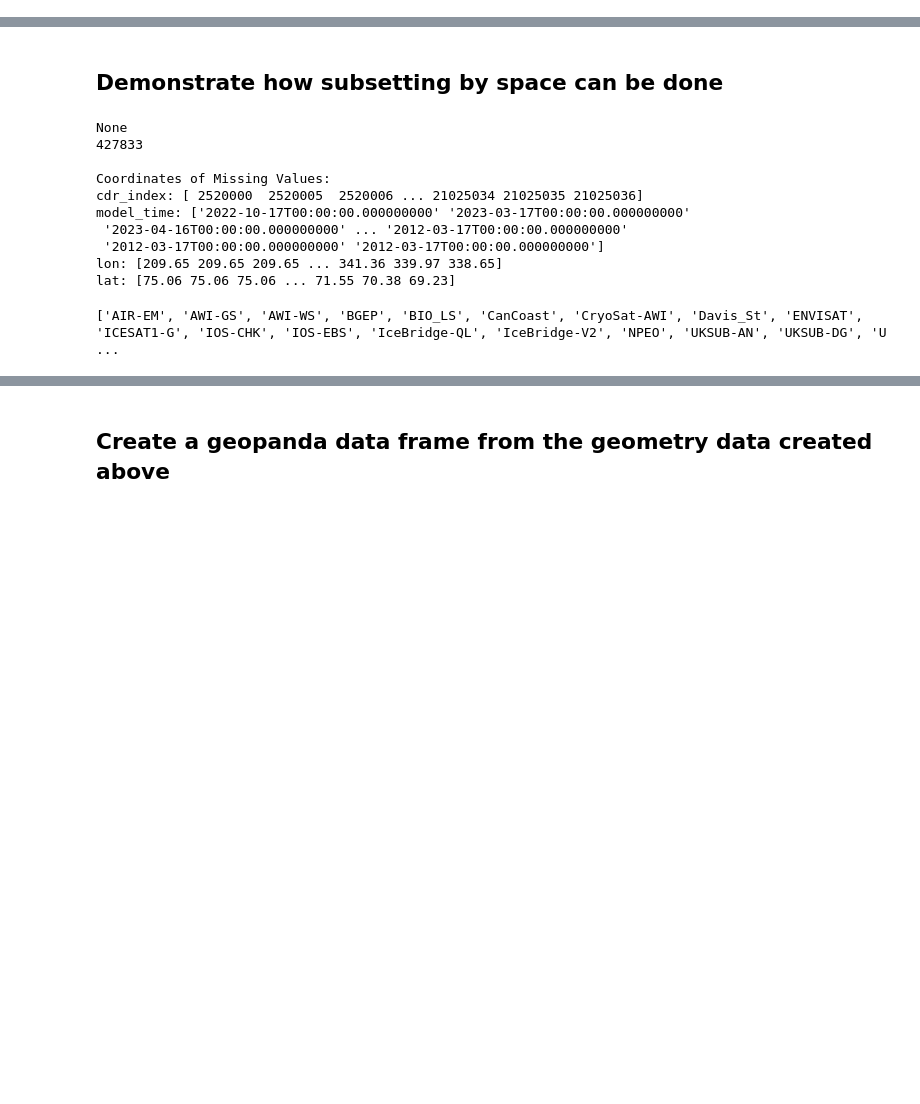
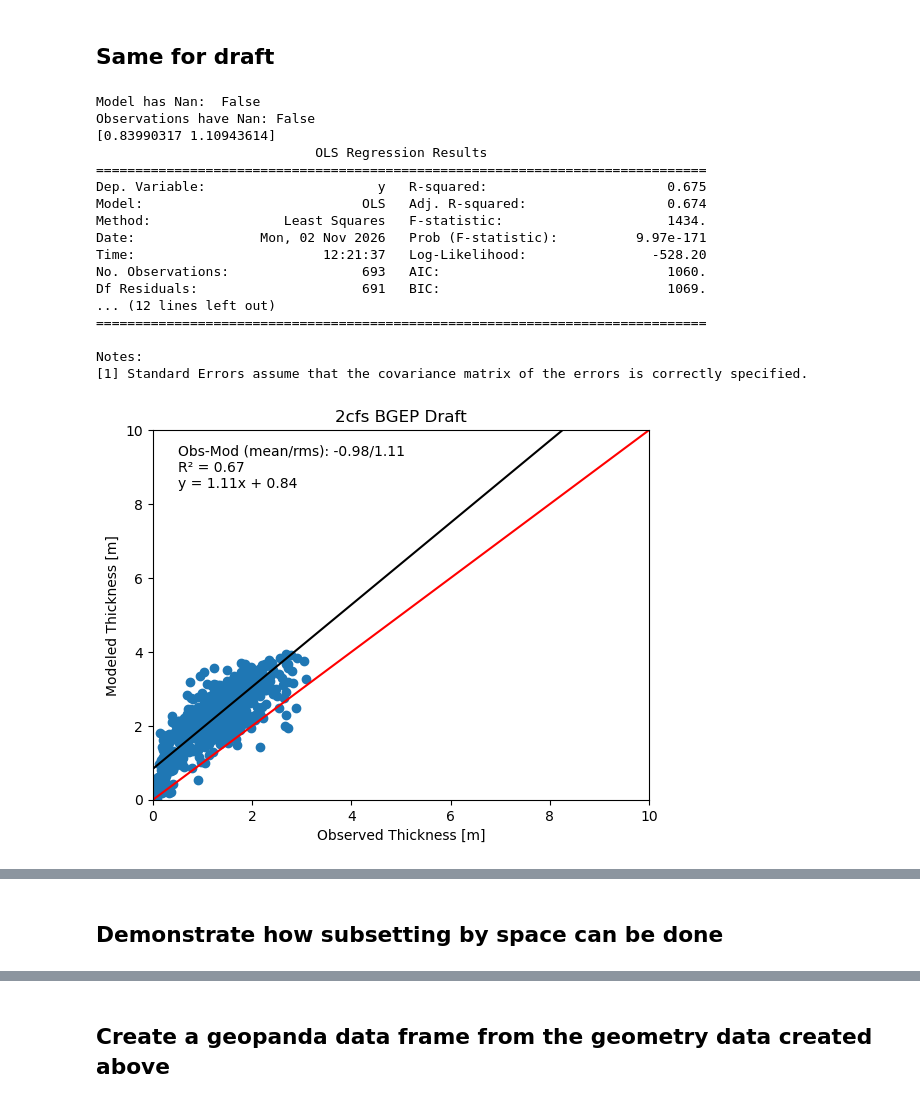
Before and after one commit to axelschweiger/thickCDR, a Jupyter notebook: CompareThickCDR_and_model.ipynb, the cells around one changed output, grey strips where cells are left out. Saved outputs shown, nothing was run; the diff lists cells and outputs as text; code cells hidden in the pictures; blank space fills up the shorter version.

```diff
--- a/CompareThickCDR_and_model.ipynb
+++ b/CompareThickCDR_and_model.ipynb
@@ -212,0 +213,27 @@ Notes:
+# %% [markdown]
+## Same for draft
+# %%
+select_sources = ["BGEP"]
+sub = obsAndModel.isel(cdr_index=obsAndModel.SOURCE.isin(select_sources).values)
+title = model_id + " " + ":".join(select_sources) + " Draft"
+fig, ax, results = scatter_plot(sub, model_id, title=title, draft=True)
+fig, ax0, ax1 = plot_histograms(sub, model_id, title=title)
+# %% [output]
+Model has Nan:  False
+Observations have Nan: False
+[0.83990317 1.10943614]
+                            OLS Regression Results
+==============================================================================
+Dep. Variable:                      y   R-squared:                       0.675
+Model:                            OLS   Adj. R-squared:                  0.674
+Method:                 Least Squares   F-statistic:                     1434.
+Date:                Mon, 02 Nov 2026   Prob (F-statistic):          9.97e-171
+Time:                        12:21:37   Log-Likelihood:                -528.20
+No. Observations:                 693   AIC:                             1060.
+Df Residuals:                     691   BIC:                             1069.
+... (12 lines left out)
+==============================================================================
+
+Notes:
+[1] Standard Errors assume that the covariance matrix of the errors is correctly specified.
+[figure, added]
@@ -218,36 +246,3 @@ from cartopy.io.shapereader import Reader
 from cartopy.feature import ShapelyFeature
 from shapely.geometry import Point,MultiPoint,Polygon, mapping
 from model_maps_arctic import map_arctic_ortho,map_arctic_region,arctic_map_outline,ax_reset_norm
-# %%
-model_id='2sstC'
-gridName='360X120'
-#select_sources=['BGEP','IOS-EBS','IOS-CHK','AIR-EM']
-#select_sources=['AIR-EM','BGEP']
-select_sources=None
-input_root="/home/axel/ax_python_lib/thickCDR/extractDir/" # directory that containes extracted points merged with thickness CDR data
-obsAndModel=readMerged(model_id,gridName, sources=select_sources,input_root=input_root)
-obsAndModel.load() # get some kind of dask error if I don't load the data set
-
-# compute draft/thickness/and thickness_ice_snow variables for all observations.
-# The thickness CDR contains draft, thickness and ice+snow measurements.
-# model snow thickness is used to for the conversion.
-obsAndModel=toThick(obsAndModel)
-title="Subset By Space"
-# %% [output]
-None
-427833
-
-Coordinates of Missing Values:
-cdr_index: [ 2520000  2520005  2520006 ... 21025034 21025035 21025036]
-model_time: ['2022-10-17T00:00:00.000000000' '2023-03-17T00:00:00.000000000'
- '2023-04-16T00:00:00.000000000' ... '2012-03-17T00:00:00.000000000'
- '2012-03-17T00:00:00.000000000' '2012-03-17T00:00:00.000000000']
-lon: [209.65 209.65 209.65 ... 341.36 339.97 338.65]
-lat: [75.06 75.06 75.06 ... 71.55 70.38 69.23]
-# %%
-cdr_file = "/home/axel/projects/sea_ice_cdr/idl/axel_cdr/ncdf_dir/uThickCDR_summaries.20251010_V1.0.nc"
-cdr = xr.open_dataset(cdr_file)
-sources = np.unique(cdr.SOURCE.values).tolist()
-print(sources)
-# %% [output]
-['AIR-EM', 'AWI-GS', 'AWI-WS', 'BGEP', 'BIO_LS', 'CanCoast', 'CryoSat-AWI', 'Davis_St', 'ENVISAT', 'ICESAT1-G', 'IOS-CHK', 'IOS-EBS', 'IceBridge-QL', 'IceBridge-V2', 'NPEO', 'UKSUB-AN', 'UKSUB-DG', 'U ...
```
Also changed, not shown: parts of 47 cells of this notebook, 2 other files.
